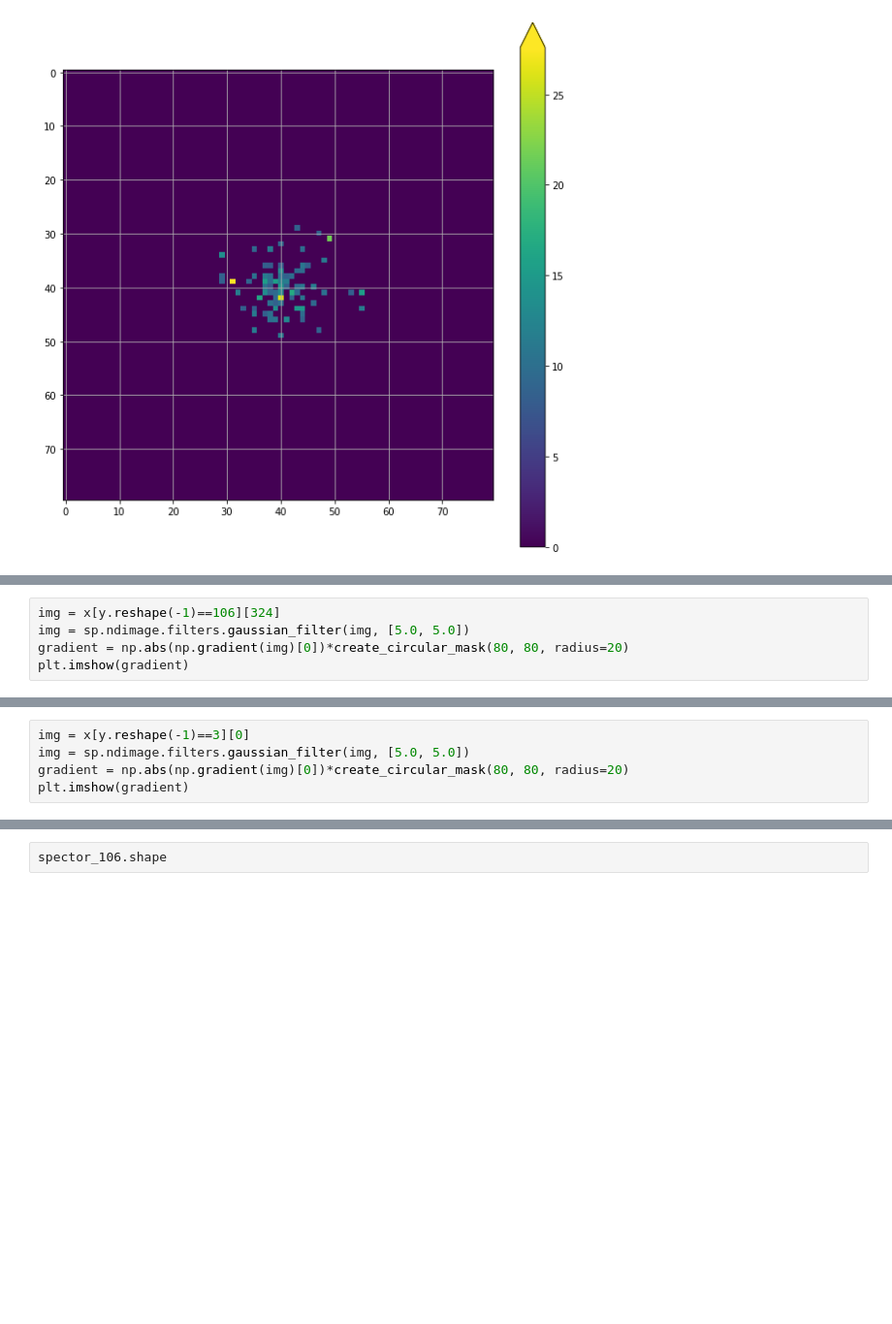
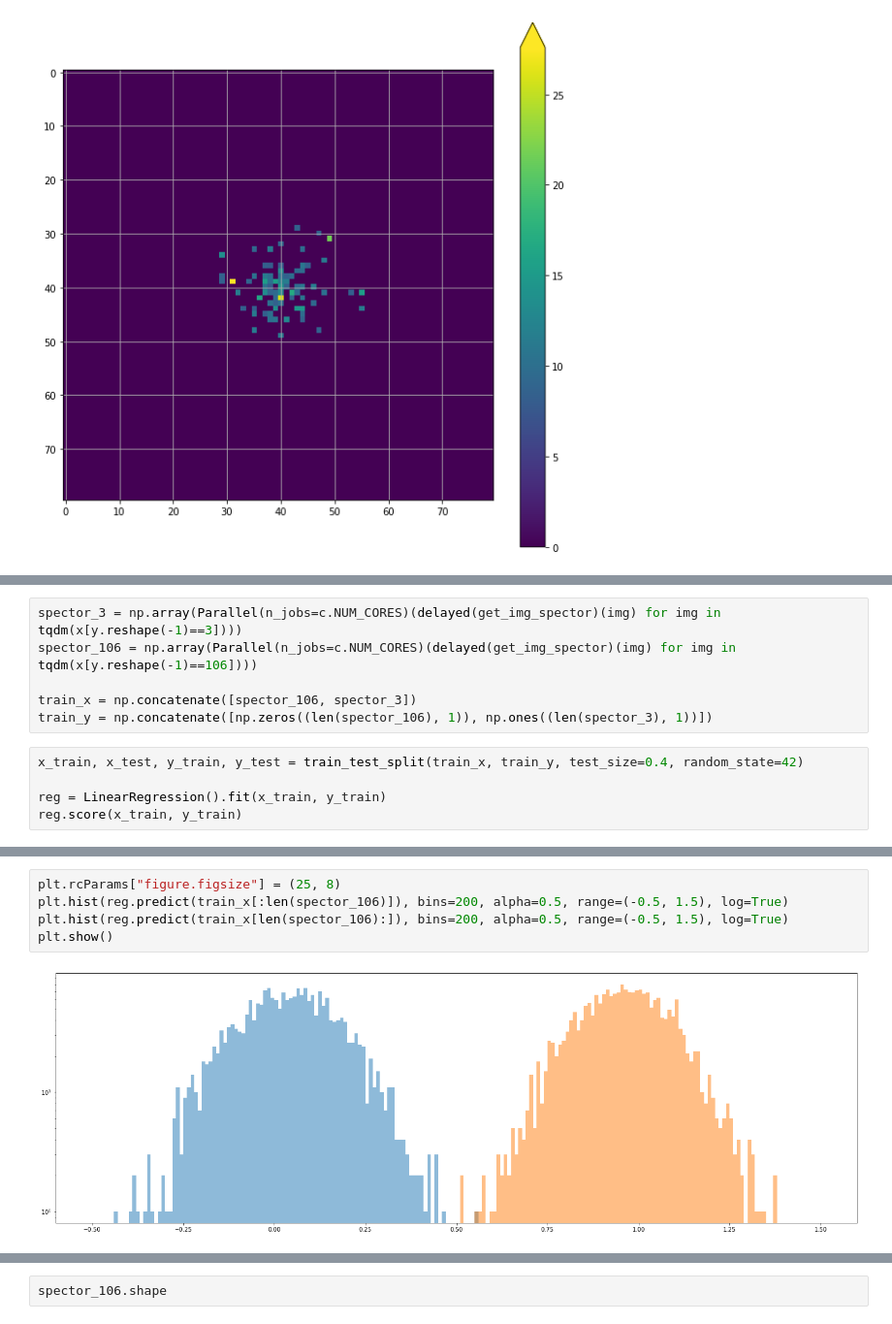
Before and after one commit to KirillRuSS/IDAO-2021-Kirill, a Jupyter notebook: ring.ipynb, the cells around one changed output, grey strips where cells are left out. Shown at 97% size. Drawn from its saved outputs; the diff is of its cells as text; blank space fills up the shorter version.

```diff
--- a/ring.ipynb
+++ b/ring.ipynb
@@ -184,5 +81,0 @@ np.abs(np.gradient(img_0)[0])[create_circular_mask(80, 80, radius=15)].shape
-# %%
-img = x[y.reshape(-1)==106][324]
-img = sp.ndimage.filters.gaussian_filter(img, [5.0, 5.0])
-gradient = np.abs(np.gradient(img)[0])*create_circular_mask(80, 80, radius=20)
-plt.imshow(gradient)
@@ -192,5 +81,0 @@ plt.imshow(gradient)
-# %%
-img = x[y.reshape(-1)==3][0]
-img = sp.ndimage.filters.gaussian_filter(img, [5.0, 5.0])
-gradient = np.abs(np.gradient(img)[0])*create_circular_mask(80, 80, radius=20)
-plt.imshow(gradient)
@@ -340,0 +136,11 @@ ValueError: cannot reshape array of size 147 into shape (5,5)
+# %%
+spector_3 = np.array(Parallel(n_jobs=c.NUM_CORES)(delayed(get_img_spector)(img) for img in tqdm(x[y.reshape(-1)==3])))
+spector_106 = np.array(Parallel(n_jobs=c.NUM_CORES)(delayed(get_img_spector)(img) for img in tqdm(x[y.reshape(-1)==106])))
+
+train_x = np.concatenate([spector_106, spector_3])
+train_y = np.concatenate([np.zeros((len(spector_106), 1)), np.ones((len(spector_3), 1))])
+# %%
+x_train, x_test, y_train, y_test = train_test_split(train_x, train_y, test_size=0.4, random_state=42)
+
+reg = LinearRegression().fit(x_train, y_train)
+reg.score(x_train, y_train)
@@ -340,0 +163,7 @@ ValueError: cannot reshape array of size 147 into shape (5,5)
+# %%
+plt.rcParams["figure.figsize"] = (25, 8)
+plt.hist(reg.predict(train_x[:len(spector_106)]), bins=200, alpha=0.5, range=(-0.5, 1.5), log=True)
+plt.hist(reg.predict(train_x[len(spector_106):]), bins=200, alpha=0.5, range=(-0.5, 1.5), log=True)
+plt.show()
+# %% [output]
+[figure, added]
```
Also changed, not shown: parts of 42 cells of this notebook, 2 other files.
